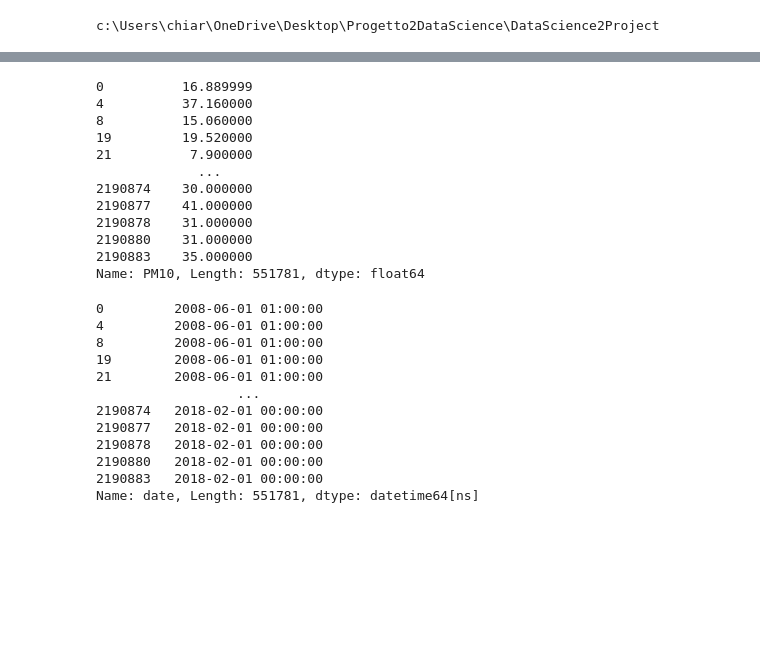
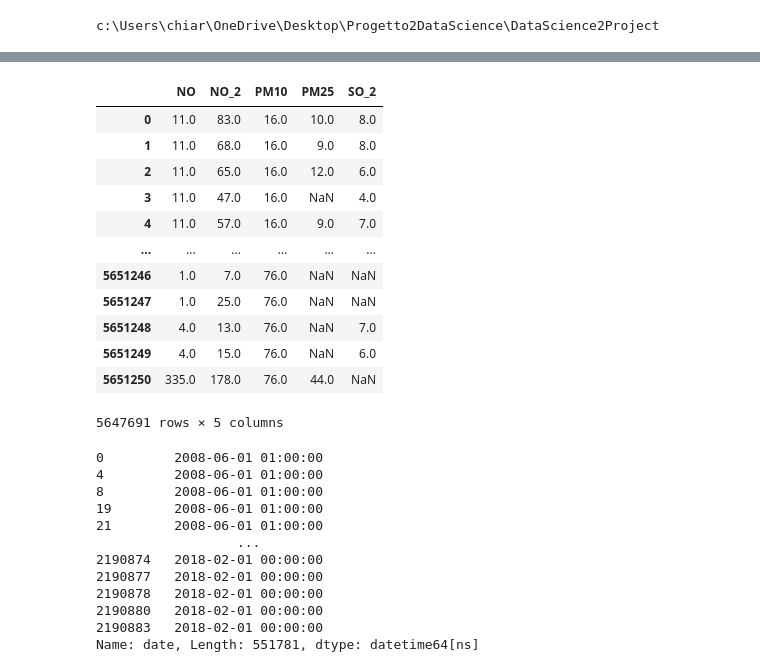
Before and after one commit to ChiaraAmalia/DataScience2Project, a Jupyter notebook: Classificazione.ipynb, the cells around one changed output, grey strips where cells are left out. Saved outputs shown, nothing was run; the diff lists cells and outputs as text; code cells hidden in the pictures; blank space fills up the shorter version.

```diff
--- a/Classificazione.ipynb
+++ b/Classificazione.ipynb
@@ -63,3 +120,23 @@ allMadrid.head()
+# %%
+#allMadrid = allMadrid.drop(allMadrid["PM10"].value_counts().loc[lambda x : x <= 1000].index, inplace = True)
+v = allMadrid["PM10"].value_counts()
+allMadrid[allMadrid["PM10"].isin(v.index[v.gt(1000)])]
+
+#allMadrid.head()
+# %% [output]
+|  | NO | NO_2 | PM10 | PM25 | SO_2 |
+| 0 | 11.0 | 83.0 | 16.0 | 10.0 | 8.0 |
+| 1 | 11.0 | 68.0 | 16.0 | 9.0 | 8.0 |
+| 2 | 11.0 | 65.0 | 16.0 | 12.0 | 6.0 |
+| 3 | 11.0 | 47.0 | 16.0 | NaN | 4.0 |
+| 4 | 11.0 | 57.0 | 16.0 | 9.0 | 7.0 |
+| ... | ... | ... | ... | ... | ... |
+| 5651246 | 1.0 | 7.0 | 76.0 | NaN | NaN |
+| 5651247 | 1.0 | 25.0 | 76.0 | NaN | NaN |
+| 5651248 | 4.0 | 13.0 | 76.0 | NaN | 7.0 |
+| 5651249 | 4.0 | 15.0 | 76.0 | NaN | 6.0 |
+| 5651250 | 335.0 | 178.0 | 76.0 | 44.0 | NaN |
+5647691 rows × 5 columns
 # %%
 #cerco i campi NaN in PM10 e li sostituisco con la media dei valori noti
 #trovo il valor medio
@@ -67,20 +144,7 @@ for col in allMadrid.columns:
     if allMadrid[col].dtype != object:
         allMadrid[col]=allMadrid[col].fillna(allMadrid[col].mean())
 
-print(allMadrid['PM10'])
+#print(allMadrid['PM10'])
-# %% [output]
-0          16.889999
-4          37.160000
-8          15.060000
-19         19.520000
-21          7.900000
-             ...
-2190874    30.000000
-2190877    41.000000
-2190878    31.000000
-2190880    31.000000
-2190883    35.000000
-Name: PM10, Length: 551781, dtype: float64
 # %%
 # Faccio un cambio di formato sul campo data passando da stringa a data
 allMadrid['date'] = pd.to_datetime(allMadrid['date'], format='%Y/%m/%d %H:%M:%S')
```
Also changed, not shown: parts of 17 cells of this notebook.
